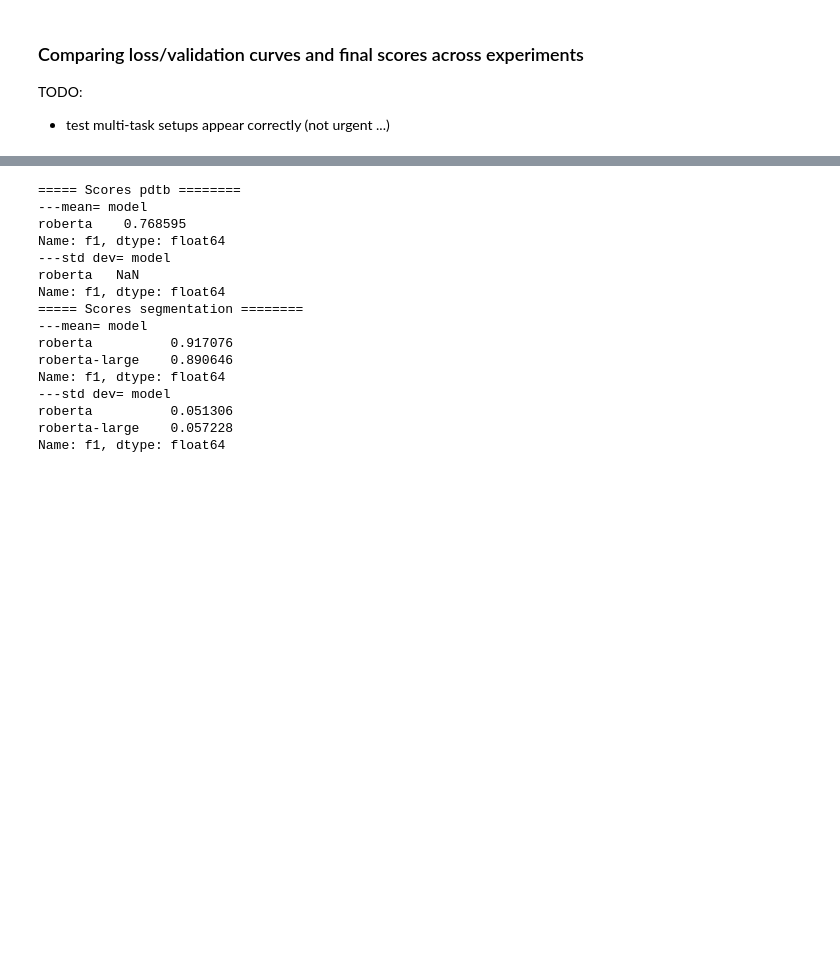
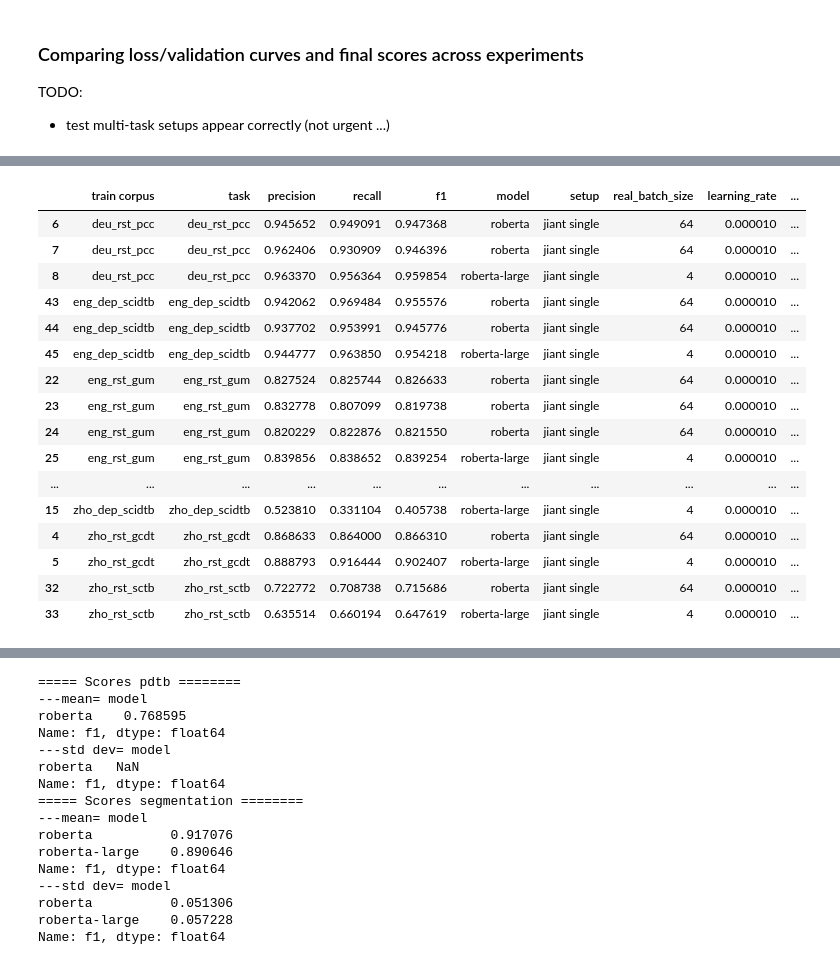
Before and after one commit to phimit/jiant, a Jupyter notebook: scripts/vizu_results.ipynb, the cells around one changed output, grey strips where cells are left out. Drawn from its saved outputs; the diff is of its cells as text; code cells hidden in the pictures; blank space fills up the shorter version.

```diff
--- a/scripts/vizu_results.ipynb
+++ b/scripts/vizu_results.ipynb
@@ -42,0 +93,20 @@ val_scores
+# %%
+scores[columns].style.bar(subset=['f1'], color='green')
+# %% [output]
+|  | train corpus | task | precision | recall | f1 | model | setup | real_batch_size | learning_rate | ... |
+| 6 | deu_rst_pcc | deu_rst_pcc | 0.945652 | 0.949091 | 0.947368 | roberta | jiant single | 64 | 0.000010 | ... |
+| 7 | deu_rst_pcc | deu_rst_pcc | 0.962406 | 0.930909 | 0.946396 | roberta | jiant single | 64 | 0.000010 | ... |
+| 8 | deu_rst_pcc | deu_rst_pcc | 0.963370 | 0.956364 | 0.959854 | roberta-large | jiant single | 4 | 0.000010 | ... |
+| 43 | eng_dep_scidtb | eng_dep_scidtb | 0.942062 | 0.969484 | 0.955576 | roberta | jiant single | 64 | 0.000010 | ... |
+| 44 | eng_dep_scidtb | eng_dep_scidtb | 0.937702 | 0.953991 | 0.945776 | roberta | jiant single | 64 | 0.000010 | ... |
+| 45 | eng_dep_scidtb | eng_dep_scidtb | 0.944777 | 0.963850 | 0.954218 | roberta-large | jiant single | 4 | 0.000010 | ... |
+| 22 | eng_rst_gum | eng_rst_gum | 0.827524 | 0.825744 | 0.826633 | roberta | jiant single | 64 | 0.000010 | ... |
+| 23 | eng_rst_gum | eng_rst_gum | 0.832778 | 0.807099 | 0.819738 | roberta | jiant single | 64 | 0.000010 | ... |
+| 24 | eng_rst_gum | eng_rst_gum | 0.820229 | 0.822876 | 0.821550 | roberta | jiant single | 64 | 0.000010 | ... |
+| 25 | eng_rst_gum | eng_rst_gum | 0.839856 | 0.838652 | 0.839254 | roberta-large | jiant single | 4 | 0.000010 | ... |
+| ... | ... | ... | ... | ... | ... | ... | ... | ... | ... | ... |
+| 15 | zho_dep_scidtb | zho_dep_scidtb | 0.523810 | 0.331104 | 0.405738 | roberta-large | jiant single | 4 | 0.000010 | ... |
+| 4 | zho_rst_gcdt | zho_rst_gcdt | 0.868633 | 0.864000 | 0.866310 | roberta | jiant single | 64 | 0.000010 | ... |
+| 5 | zho_rst_gcdt | zho_rst_gcdt | 0.888793 | 0.916444 | 0.902407 | roberta-large | jiant single | 4 | 0.000010 | ... |
+| 32 | zho_rst_sctb | zho_rst_sctb | 0.722772 | 0.708738 | 0.715686 | roberta | jiant single | 64 | 0.000010 | ... |
+| 33 | zho_rst_sctb | zho_rst_sctb | 0.635514 | 0.660194 | 0.647619 | roberta-large | jiant single | 4 | 0.000010 | ... |
```
Also changed, not shown: parts of 14 cells of this notebook, 8 other files.
